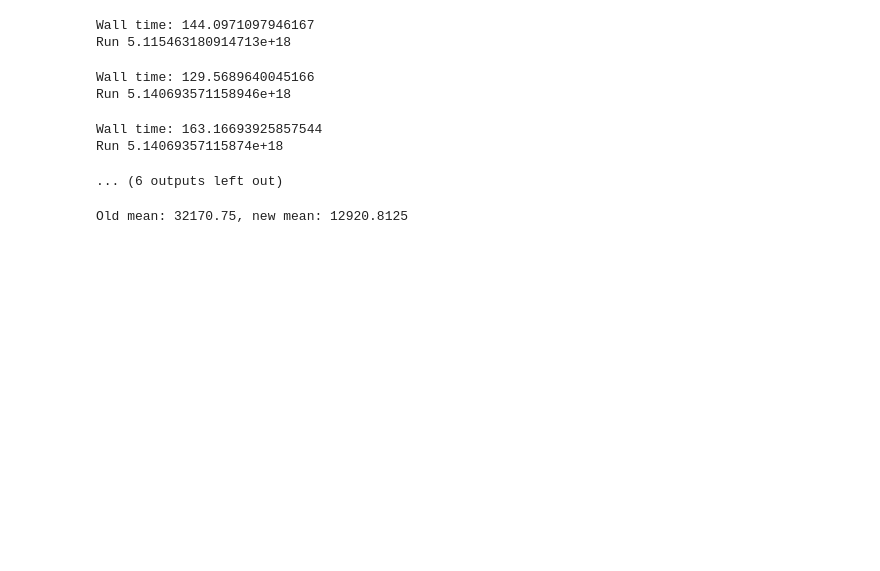
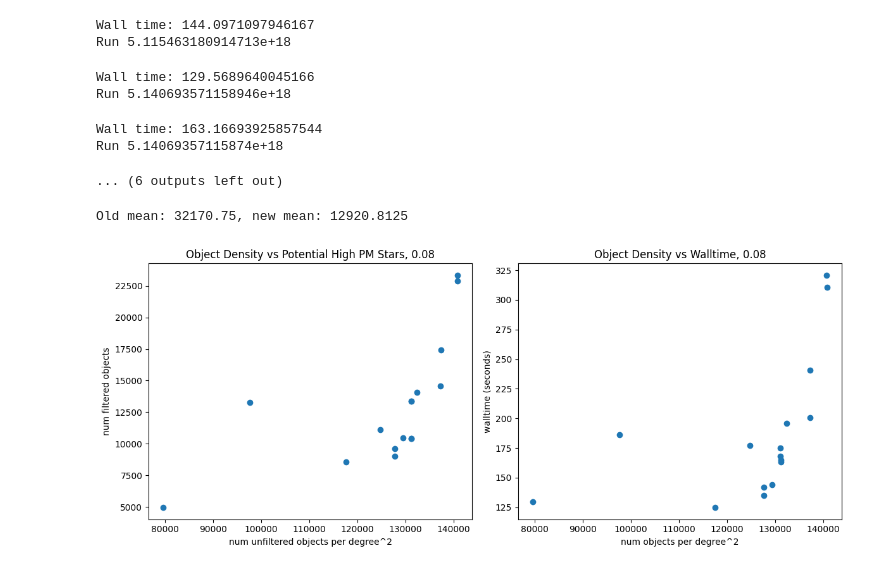
Before and after one commit to JoaoDPassos/brown-dwarf-search, a Jupyter notebook: Jupyter Notebooks/kth_star_pipeline/benchmark_pipeline.ipynb, the cells around one changed output. Saved outputs shown, nothing was run; the diff lists cells and outputs as text; code cells hidden in the pictures; blank space fills up the shorter version.

```diff
--- a/Jupyter Notebooks/kth_star_pipeline/benchmark_pipeline.ipynb
+++ b/Jupyter Notebooks/kth_star_pipeline/benchmark_pipeline.ipynb
@@ -307,3 +307,22 @@ benchmark_08 = pd.read_csv('benchmarking_results_0.08.csv')
 print(f'Old mean: {benchmark['filtered_size'].mean()}, new mean: {benchmark_08['filtered_size_0.08'].mean()}')
 # %% [output]
 Old mean: 32170.75, new mean: 12920.8125
+# %%
+fig, axs = plt.subplots(1, 2, figsize=(12, 5))
+
+# First plot: Object Density vs Potential High PM Stars
+axs[0].scatter(benchmark_08['avg_density_0.08'], benchmark_08['filtered_size_0.08'])
+axs[0].set_xlabel('num unfiltered objects per degree^2')
+axs[0].set_ylabel('num filtered objects')
+axs[0].set_title('Object Density vs Potential High PM Stars, 0.08')
+
+# Second plot: Walltime
+axs[1].scatter(benchmark_08['avg_density_0.08'], benchmark_08['wall_time_0.08'])
+axs[1].set_xlabel('num objects per degree^2')
+axs[1].set_ylabel('walltime (seconds)')
+axs[1].set_title('Object Density vs Walltime, 0.08')
+
+plt.tight_layout()
+plt.show()
+# %% [output]
+[figure, added]
```
Also changed, not shown: parts of 1 cell of this notebook, 1 other file.
